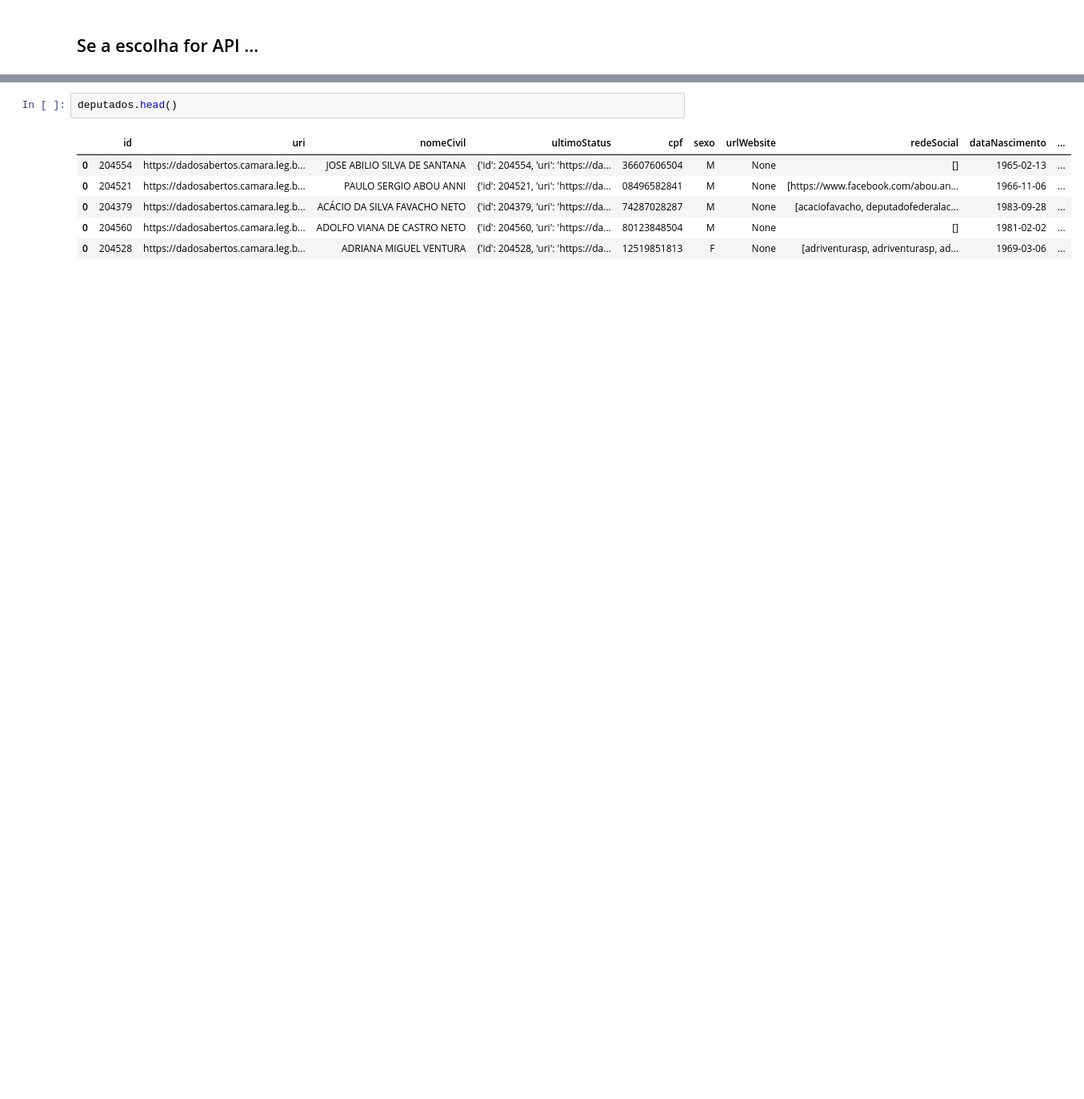
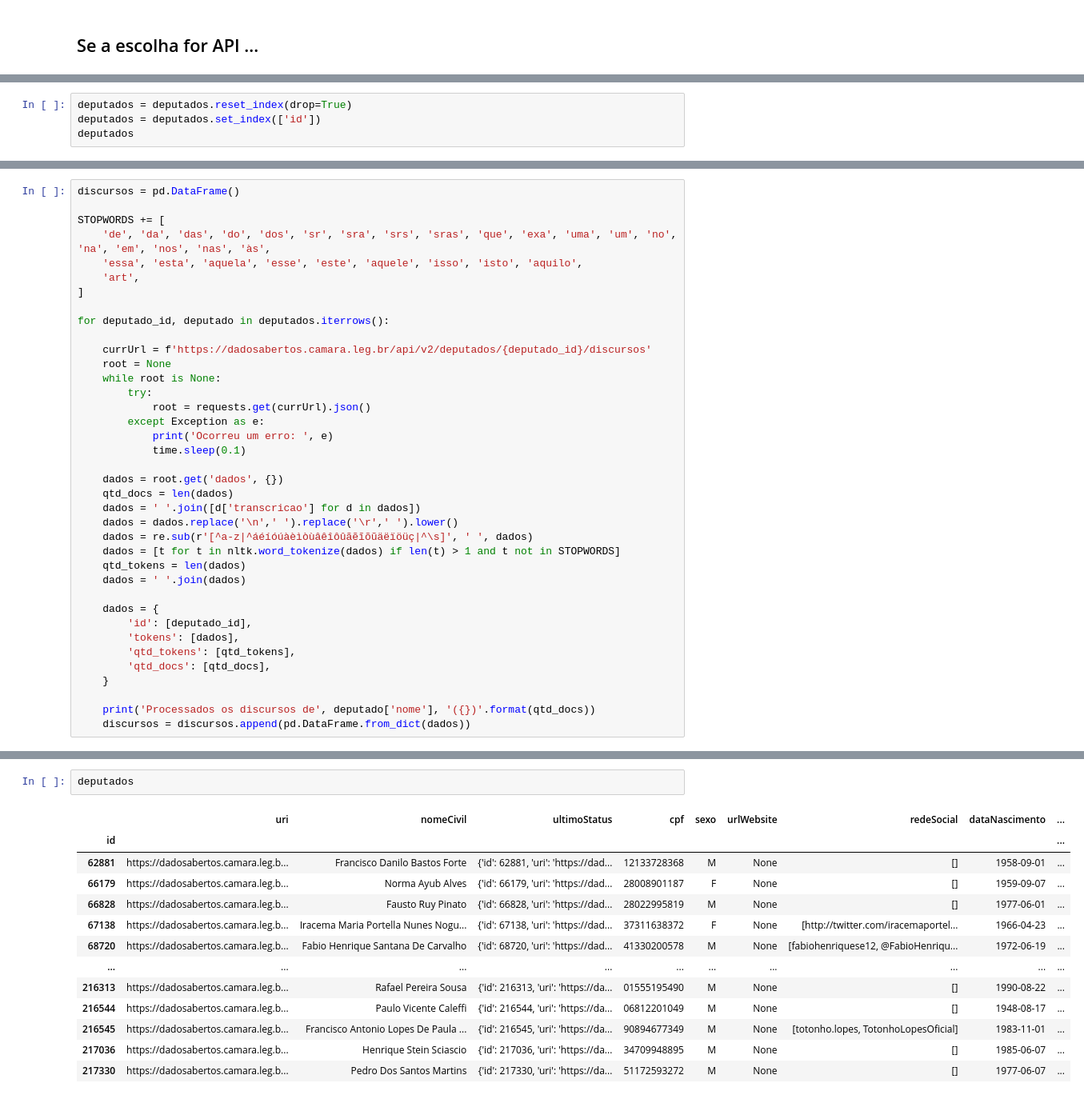
Before and after one commit to rmontenegroo/trab-final-lui, a Jupyter notebook: main.ipynb, the cells around one changed output, grey strips where cells are left out. Shown at 80% size. Saved outputs shown, nothing was run; the diff lists cells and outputs as text; blank space fills up the shorter version.

```diff
--- a/main.ipynb
+++ b/main.ipynb
@@ -152,0 +216,4 @@ for deputado_id in deputados_ids:
+# %%
+deputados = deputados.reset_index(drop=True)
+deputados = deputados.set_index(['id'])
+deputados
@@ -152,0 +258,38 @@ for deputado_id in deputados_ids:
+# %%
+discursos = pd.DataFrame()
+
+STOPWORDS += [
+    'de', 'da', 'das', 'do', 'dos', 'sr', 'sra', 'srs', 'sras', 'que', 'exa', 'uma', 'um', 'no', 'na', 'em', 'nos', 'nas', 'às',
+    'essa', 'esta', 'aquela', 'esse', 'este', 'aquele', 'isso', 'isto', 'aquilo',
+    'art',
+]
+
+for deputado_id, deputado in deputados.iterrows():
+
+    currUrl = f'https://dadosabertos.camara.leg.br/api/v2/deputados/{deputado_id}/discursos'
+    root = None
+    while root is None:
+        try:
+            root = requests.get(currUrl).json()
+        except Exception as e:
+            print('Ocorreu um erro: ', e)
+            time.sleep(0.1)
+
+    dados = root.get('dados', {})
+    qtd_docs = len(dados)
+    dados = ' '.join([d['transcricao'] for d in dados])
+    dados = dados.replace('\n',' ').replace('\r',' ').lower()
+    dados = re.sub(r'[^a-z|^áéíóúàèìòùâêîôûãẽĩõũäëïöüç|^\s]', ' ', dados)
+    dados = [t for t in nltk.word_tokenize(dados) if len(t) > 1 and t not in STOPWORDS]
+    qtd_tokens = len(dados)
+    dados = ' '.join(dados)
+
+    dados = {
+        'id': [deputado_id],
+        'tokens': [dados],
+        'qtd_tokens': [qtd_tokens],
+        'qtd_docs': [qtd_docs],
+    }
+
+    print('Processados os discursos de', deputado['nome'], '({})'.format(qtd_docs))
+    discursos = discursos.append(pd.DataFrame.from_dict(dados))
@@ -153,9 +318,16 @@ for deputado_id in deputados_ids:
 # %%
-deputados.head()
+deputados
 # %% [output]
-|  | id | uri | nomeCivil | ultimoStatus | cpf | sexo | urlWebsite | redeSocial | dataNascimento | ... |
-| 0 | 204554 | https://dadosabertos.camara.leg.b... | JOSE ABILIO SILVA DE SANTANA | {'id': 204554, 'uri': 'https://da... | 36607606504 | M | None | [] | 1965-02-13 | ... |
-| 0 | 204521 | https://dadosabertos.camara.leg.b... | PAULO SERGIO ABOU ANNI | {'id': 204521, 'uri': 'https://da... | 08496582841 | M | None | [https://www.facebook.com/abou.an... | 1966-11-06 | ... |
-| 0 | 204379 | https://dadosabertos.camara.leg.b... | ACÁCIO DA SILVA FAVACHO NETO | {'id': 204379, 'uri': 'https://da... | 74287028287 | M | None | [acaciofavacho, deputadofederalac... | 1983-09-28 | ... |
-| 0 | 204560 | https://dadosabertos.camara.leg.b... | ADOLFO VIANA DE CASTRO NETO | {'id': 204560, 'uri': 'https://da... | 80123848504 | M | None | [] | 1981-02-02 | ... |
-| 0 | 204528 | https://dadosabertos.camara.leg.b... | ADRIANA MIGUEL VENTURA | {'id': 204528, 'uri': 'https://da... | 12519851813 | F | None | [adriventurasp, adriventurasp, ad... | 1969-03-06 | ... |
+|  | uri | nomeCivil | ultimoStatus | cpf | sexo | urlWebsite | redeSocial | dataNascimento | ... |
+| id |  |  |  |  |  |  |  |  | ... |
+| 62881 | https://dadosabertos.camara.leg.b... | Francisco Danilo Bastos Forte | {'id': 62881, 'uri': 'https://dad... | 12133728368 | M | None | [] | 1958-09-01 | ... |
+| 66179 | https://dadosabertos.camara.leg.b... | Norma Ayub Alves | {'id': 66179, 'uri': 'https://dad... | 28008901187 | F | None | [] | 1959-09-07 | ... |
+| 66828 | https://dadosabertos.camara.leg.b... | Fausto Ruy Pinato | {'id': 66828, 'uri': 'https://dad... | 28022995819 | M | None | [] | 1977-06-01 | ... |
+| 67138 | https://dadosabertos.camara.leg.b... | Iracema Maria Portella Nunes Nogu... | {'id': 67138, 'uri': 'https://dad... | 37311638372 | F | None | [http://twitter.com/iracemaportel... | 1966-04-23 | ... |
+| 68720 | https://dadosabertos.camara.leg.b... | Fabio Henrique Santana De Carvalho | {'id': 68720, 'uri': 'https://dad... | 41330200578 | M | None | [fabiohenriquese12, @FabioHenriqu... | 1972-06-19 | ... |
+| ... | ... | ... | ... | ... | ... | ... | ... | ... | ... |
+| 216313 | https://dadosabertos.camara.leg.b... | Rafael Pereira Sousa | {'id': 216313, 'uri': 'https://da... | 01555195490 | M | None | [] | 1990-08-22 | ... |
+| 216544 | https://dadosabertos.camara.leg.b... | Paulo Vicente Caleffi | {'id': 216544, 'uri': 'https://da... | 06812201049 | M | None | [] | 1948-08-17 | ... |
+| 216545 | https://dadosabertos.camara.leg.b... | Francisco Antonio Lopes De Paula ... | {'id': 216545, 'uri': 'https://da... | 90894677349 | M | None | [totonho.lopes, TotonhoLopesOficial] | 1983-11-01 | ... |
+| 217036 | https://dadosabertos.camara.leg.b... | Henrique Stein Sciascio | {'id': 217036, 'uri': 'https://da... | 34709948895 | M | None | [] | 1985-06-07 | ... |
+| 217330 | https://dadosabertos.camara.leg.b... | Pedro Dos Santos Martins | {'id': 217330, 'uri': 'https://da... | 51172593272 | M | None | [] | 1977-06-07 | ... |
```
Also changed, not shown: parts of 25 cells of this notebook.
